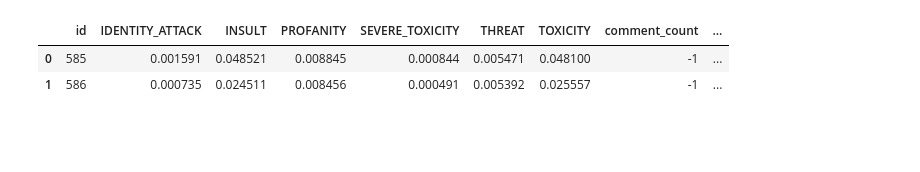
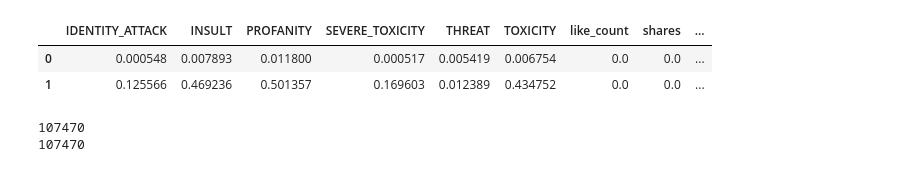
Before and after one commit to caseguin/GLO-7027, a Jupyter notebook: charles_workspace/Pipeline.ipynb, the cells around one changed output. Drawn from its saved outputs; the diff is of its cells as text; code cells hidden in the pictures; blank space fills up the shorter version.

```diff
--- a/charles_workspace/Pipeline.ipynb
+++ b/charles_workspace/Pipeline.ipynb
@@ -160,0 +102,3 @@ len(df_merge)
+# %%
+# ====== Longeur des commentaires ====== #
+df_merge['comment_lenght'] = df_merge['message_comments'].apply(lambda x: len(str(x).split()))
@@ -170,2 +150,36 @@ map directly to c-types [inferred_type->mixed,key->block2_values] [items->Index(
 # %%
 df_merge =pd.read_hdf(df_path + 'df_merge.h5')
+# %%
+def normalizeCols(df, cols):
+    for col in cols:
+        df[col]=(df[col]-df[col].min())/(df[col].max()-df[col].min())
+    return df
+# %%
+df_model = df_merge.copy()
+
+df_model = pd.get_dummies(df_model, columns = ['year', 'weekday', 'title_classify'])
+
+df_model['negative'] = 0
+df_model['positive'] = 0
+
+# Cols to keep
+col_to_keep = ['IDENTITY_ATTACK', 'INSULT', 'PROFANITY', 'SEVERE_TOXICITY', 'THREAT', 'TOXICITY', 'like_count', 'shares', 'time_difference', 'positive', 'negative', 'comment_lenght', 'AT', 'question_bool', 'emoji_count']
+# col_to_keep = ['IDENTITY_ATTACK', 'INSULT', 'PROFANITY', 'SEVERE_TOXICITY', 'THREAT', 'TOXICITY', 'like_count', 'shares', 'time_difference', 'comment_lenght', 'AT', 'question_bool', 'emoji_count']
+
+columns = ['year', 'weekday', 'title_classify']
+
+# Include hotencoded attributs
+for col in df_model.columns.to_list():
+    for column in columns:
+        if column in col:
+            col_to_keep.append(col)
+
+df_model = df_model[col_to_keep]
+
+# Au cas où erreur
+if  'time_difference' in col_to_keep :
+    df_model['time_difference'] = np.where(df_model['time_difference']<0, 0, df_model['time_difference'])
+
+cols = ['like_count', 'shares', 'time_difference', 'comment_lenght', 'emoji_count']
+df_model = normalizeCols(df_model, cols)
+df_model.head()
@@ -172,6 +193,10 @@ df_merge =pd.read_hdf(df_path + 'df_merge.h5')
+# %%
+# Ajustements
+df_model = df_model.drop(columns='title_classify_Autre')
+df_model = df_model.drop(columns='emoji_count')
 # %%
-df_merge.head(2)
+df_model.head(2)
 # %% [output]
-|  | id | IDENTITY_ATTACK | INSULT | PROFANITY | SEVERE_TOXICITY | THREAT | TOXICITY | comment_count | ... |
-| 0 | 585 | 0.001591 | 0.048521 | 0.008845 | 0.000844 | 0.005471 | 0.048100 | -1 | ... |
-| 1 | 586 | 0.000735 | 0.024511 | 0.008456 | 0.000491 | 0.005392 | 0.025557 | -1 | ... |
+|  | IDENTITY_ATTACK | INSULT | PROFANITY | SEVERE_TOXICITY | THREAT | TOXICITY | like_count | shares | ... |
+| 0 | 0.000548 | 0.007893 | 0.011800 | 0.000517 | 0.005419 | 0.006754 | 0.0 | 0.0 | ... |
+| 1 | 0.125566 | 0.469236 | 0.501357 | 0.169603 | 0.012389 | 0.434752 | 0.0 | 0.0 | ... |
@@ -177,0 +210,6 @@ df_merge.head(2)
+# %%
+print(len(prediction))
+print(len(df_merge))
+# %% [output]
+107470
+107470
```
Also changed, not shown: parts of 35 cells of this notebook, 2 other files.
